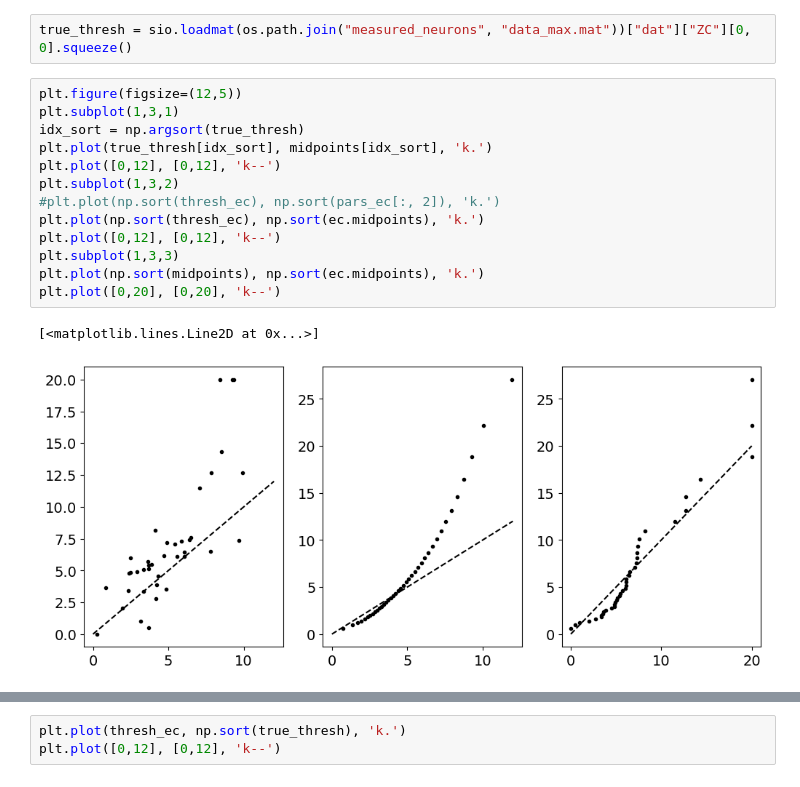
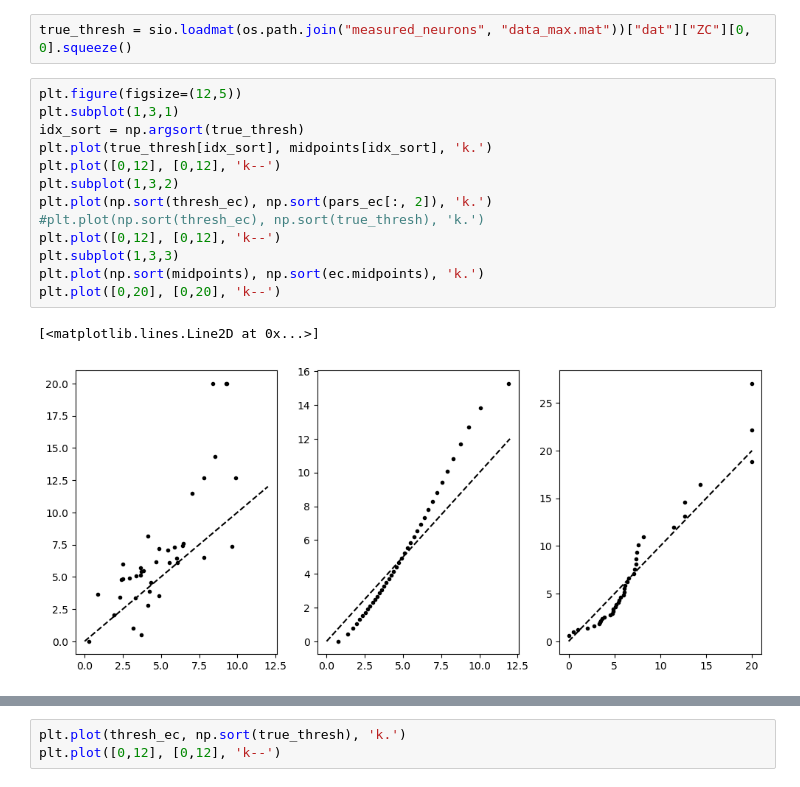
Before and after one commit to dongjae-kim/efficient-coding-dist-rl, a Jupyter notebook: Figures2.ipynb, the cells around one changed output, grey strips where cells are left out. Drawn from its saved outputs; the diff is of its cells as text.

Commit message:
figures update

```diff
--- a/Figures2.ipynb
+++ b/Figures2.ipynb
@@ -139,19 +139,19 @@ true_thresh = sio.loadmat(os.path.join("measured_neurons", "data_max.mat"))["dat
 # %%
 plt.figure(figsize=(12,5))
 plt.subplot(1,3,1)
 idx_sort = np.argsort(true_thresh)
 plt.plot(true_thresh[idx_sort], midpoints[idx_sort], 'k.')
 plt.plot([0,12], [0,12], 'k--')
 plt.subplot(1,3,2)
-#plt.plot(np.sort(thresh_ec), np.sort(pars_ec[:, 2]), 'k.')
-plt.plot(np.sort(thresh_ec), np.sort(ec.midpoints), 'k.')
+plt.plot(np.sort(thresh_ec), np.sort(pars_ec[:, 2]), 'k.')
+#plt.plot(np.sort(thresh_ec), np.sort(true_thresh), 'k.')
 plt.plot([0,12], [0,12], 'k--')
 plt.subplot(1,3,3)
 plt.plot(np.sort(midpoints), np.sort(ec.midpoints), 'k.')
 plt.plot([0,20], [0,20], 'k--')
 # %% [output]
 [<matplotlib.lines.Line2D at 0x...>]
-[figure, old version]
+[figure, new version]
 # %%
 plt.plot(np.sort(true_thresh), np.sort(zero_crossings_estimated), 'k.')
 plt.plot([0,12], [0,12], 'k--')
```
Also changed, not shown: parts of 23 cells of this notebook, 24 other files.
